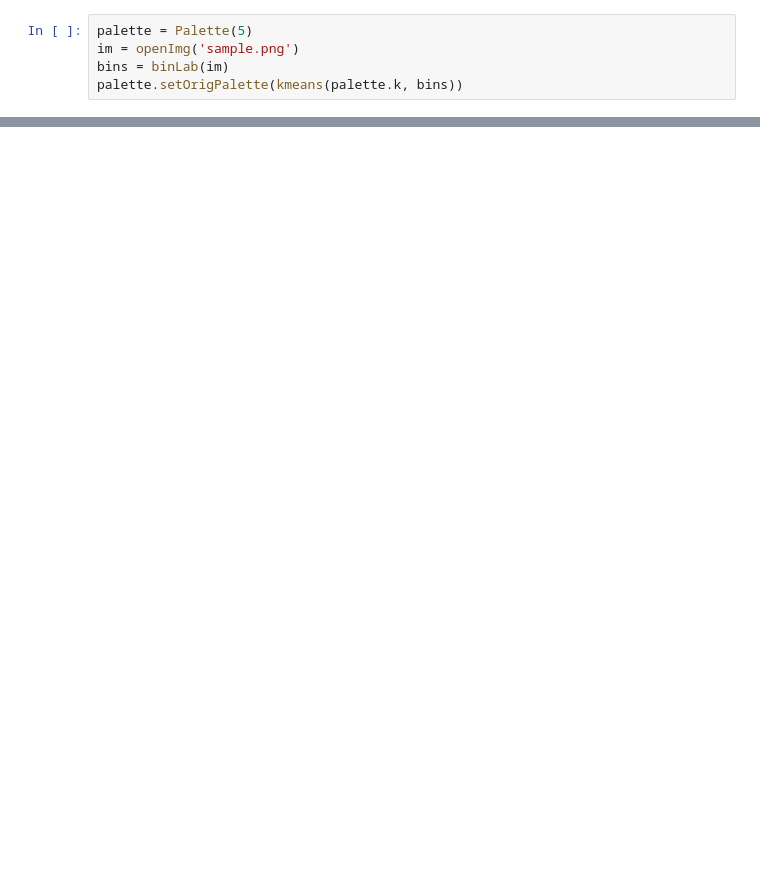
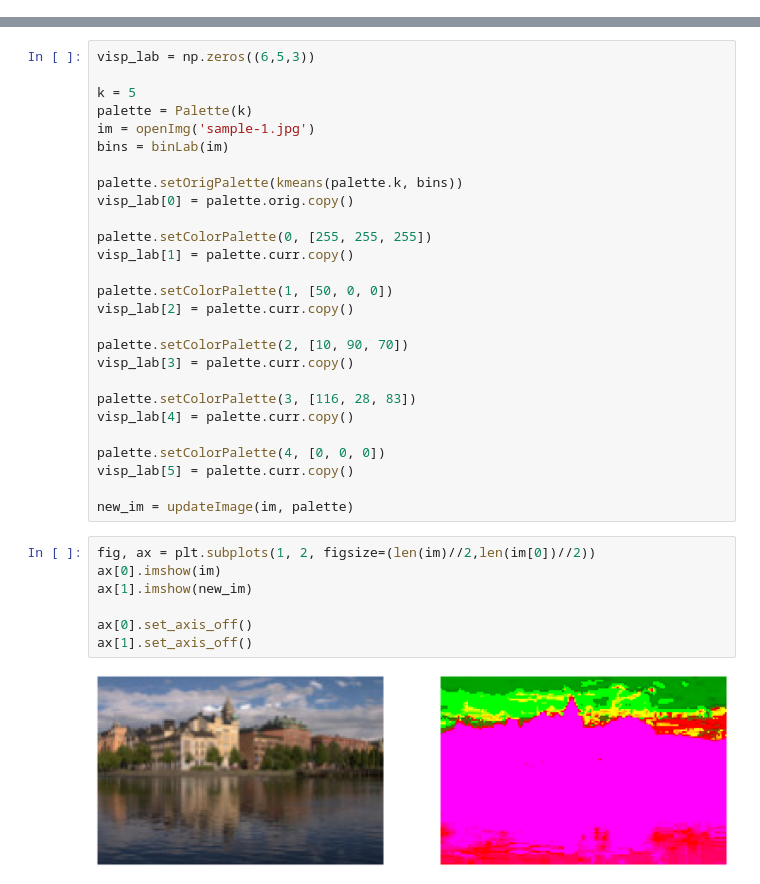
Before and after one commit to dng1999/PaletteBasedRecolor, a Jupyter notebook: Palette-based Photo Recoloring.ipynb, the cells around one changed output, grey strips where cells are left out. Cells and saved outputs as stored; diff of their text form; blank space fills up the shorter version.

```diff
--- a/Palette-based Photo Recoloring.ipynb
+++ b/Palette-based Photo Recoloring.ipynb
@@ -358,5 +442,0 @@ SyntaxError: invalid syntax (<ipython-input-6-65ec0b05b4c6>, line 65)
-# %%
-palette = Palette(5)
-im = openImg('sample.png')
-bins = binLab(im)
-palette.setOrigPalette(kmeans(palette.k, bins))
@@ -492,0 +455,36 @@ testMonotonicL()
+# %%
+visp_lab = np.zeros((6,5,3))
+
+k = 5
+palette = Palette(k)
+im = openImg('sample-1.jpg')
+bins = binLab(im)
+
+palette.setOrigPalette(kmeans(palette.k, bins))
+visp_lab[0] = palette.orig.copy()
+
+palette.setColorPalette(0, [255, 255, 255])
+visp_lab[1] = palette.curr.copy()
+
+palette.setColorPalette(1, [50, 0, 0])
+visp_lab[2] = palette.curr.copy()
+
+palette.setColorPalette(2, [10, 90, 70])
+visp_lab[3] = palette.curr.copy()
+
+palette.setColorPalette(3, [116, 28, 83])
+visp_lab[4] = palette.curr.copy()
+
+palette.setColorPalette(4, [0, 0, 0])
+visp_lab[5] = palette.curr.copy()
+
+new_im = updateImage(im, palette)
+# %%
+fig, ax = plt.subplots(1, 2, figsize=(len(im)//2,len(im[0])//2))
+ax[0].imshow(im)
+ax[1].imshow(new_im)
+
+ax[0].set_axis_off()
+ax[1].set_axis_off()
+# %% [output]
+[figure, added]
```
Also changed, not shown: parts of 17 cells of this notebook.
